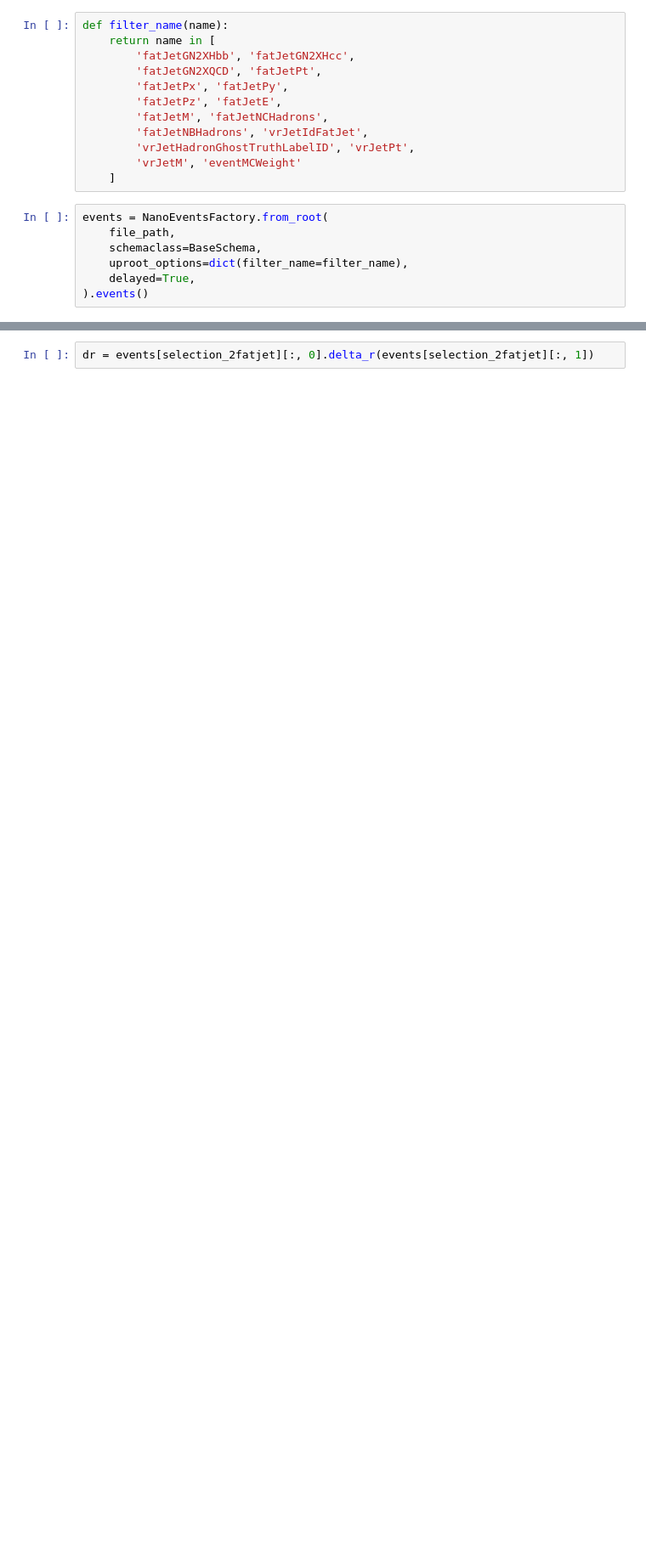
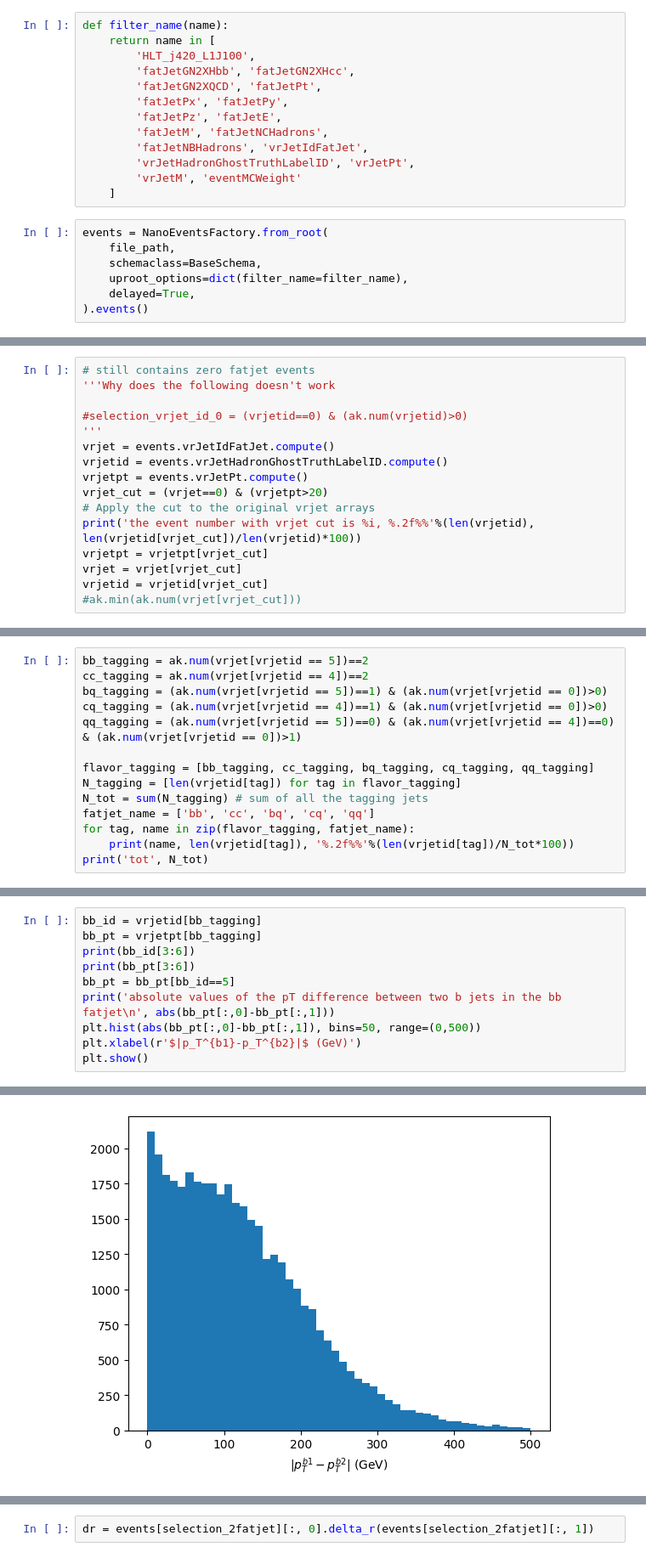
Before and after one commit to dyl64/Dongyi-Oral-Qual, a Jupyter notebook: coffea_Zcc_analysis.ipynb, the cells around one changed output, grey strips where cells are left out. Shown at 85% size. Saved outputs shown, nothing was run; the diff lists cells and outputs as text; blank space fills up the shorter version.

Commit message:
update fraction & #events plots function in Zcc

```diff
--- a/coffea_Zcc_analysis.ipynb
+++ b/coffea_Zcc_analysis.ipynb
@@ -32,6 +37,7 @@ file_path=f"{file_path}{':evttree'}"
 # %%
 def filter_name(name):
     return name in [
+        'HLT_j420_L1J100',
         'fatJetGN2XHbb', 'fatJetGN2XHcc',
         'fatJetGN2XQCD', 'fatJetPt',
         'fatJetPx', 'fatJetPy',
@@ -126,0 +179,16 @@ The range of subleading fatjet mass is from -0.0 to 683.3 GeV
+# %%
+# still contains zero fatjet events
+'''Why does the following doesn't work
+
+#selection_vrjet_id_0 = (vrjetid==0) & (ak.num(vrjetid)>0)
+'''
+vrjet = events.vrJetIdFatJet.compute()
+vrjetid = events.vrJetHadronGhostTruthLabelID.compute()
+vrjetpt = events.vrJetPt.compute()
+vrjet_cut = (vrjet==0) & (vrjetpt>20)
+# Apply the cut to the original vrjet arrays
+print('the event number with vrjet cut is %i, %.2f%%'%(len(vrjetid), len(vrjetid[vrjet_cut])/len(vrjetid)*100))
+vrjetpt = vrjetpt[vrjet_cut]
+vrjet = vrjet[vrjet_cut]
+vrjetid = vrjetid[vrjet_cut]
+#ak.min(ak.num(vrjet[vrjet_cut]))
@@ -126,0 +206,14 @@ The range of subleading fatjet mass is from -0.0 to 683.3 GeV
+# %%
+bb_tagging = ak.num(vrjet[vrjetid == 5])==2
+cc_tagging = ak.num(vrjet[vrjetid == 4])==2
+bq_tagging = (ak.num(vrjet[vrjetid == 5])==1) & (ak.num(vrjet[vrjetid == 0])>0)
+cq_tagging = (ak.num(vrjet[vrjetid == 4])==1) & (ak.num(vrjet[vrjetid == 0])>0)
+qq_tagging = (ak.num(vrjet[vrjetid == 5])==0) & (ak.num(vrjet[vrjetid == 4])==0) & (ak.num(vrjet[vrjetid == 0])>1)
+
+flavor_tagging = [bb_tagging, cc_tagging, bq_tagging, cq_tagging, qq_tagging]
+N_tagging = [len(vrjetid[tag]) for tag in flavor_tagging]
+N_tot = sum(N_tagging) # sum of all the tagging jets
+fatjet_name = ['bb', 'cc', 'bq', 'cq', 'qq']
+for tag, name in zip(flavor_tagging, fatjet_name):
+    print(name, len(vrjetid[tag]), '%.2f%%'%(len(vrjetid[tag])/N_tot*100))
+print('tot', N_tot)
@@ -126,0 +258,11 @@ The range of subleading fatjet mass is from -0.0 to 683.3 GeV
+# %%
+bb_id = vrjetid[bb_tagging]
+bb_pt = vrjetpt[bb_tagging]
+print(bb_id[3:6])
+print(bb_pt[3:6])
+bb_pt = bb_pt[bb_id==5]
+print('absolute values of the pT difference between two b jets in the bb fatjet\n', abs(bb_pt[:,0]-bb_pt[:,1]))
+plt.hist(abs(bb_pt[:,0]-bb_pt[:,1]), bins=50, range=(0,500))
+plt.xlabel(r'$|p_T^{b1}-p_T^{b2}|$ (GeV)')
+plt.show()
+# %% [output]
@@ -126,0 +273 @@ The range of subleading fatjet mass is from -0.0 to 683.3 GeV
+[figure, added]
```
Also changed, not shown: parts of 47 cells of this notebook, 1 other file.
